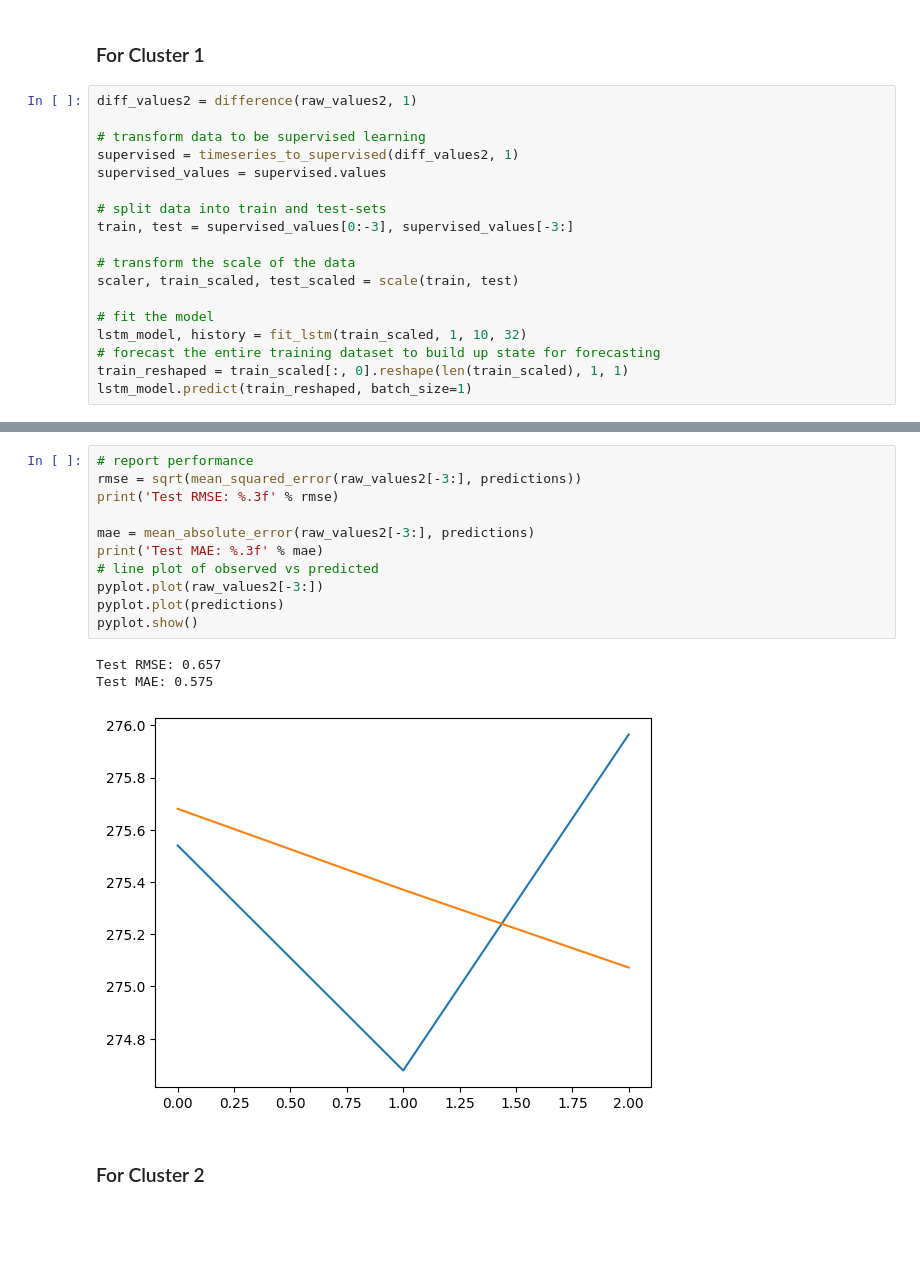
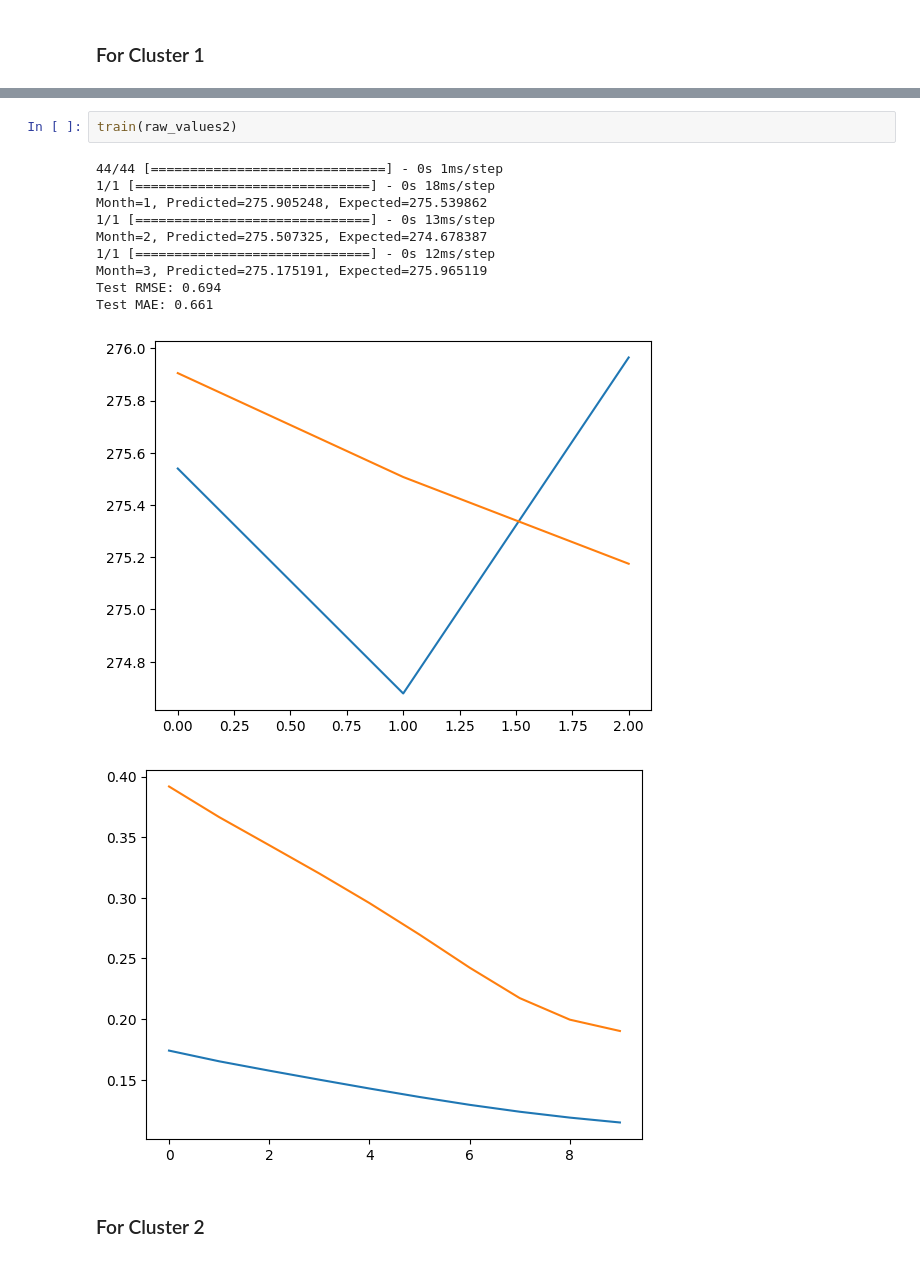
Before and after one commit to sam23121/energy_consumption, a Jupyter notebook: notebooks/final_time_series_with_LSTM2.ipynb, the cells around one changed output, grey strips where cells are left out. Saved outputs shown, nothing was run; the diff lists cells and outputs as text; blank space fills up the shorter version.

```diff
--- a/notebooks/final_time_series_with_LSTM2.ipynb
+++ b/notebooks/final_time_series_with_LSTM2.ipynb
@@ -186,20 +174,2 @@ Test MAE: 4.490
 # %% [markdown]
 ### For Cluster 1
-# %%
-diff_values2 = difference(raw_values2, 1)
-
-# transform data to be supervised learning
-supervised = timeseries_to_supervised(diff_values2, 1)
-supervised_values = supervised.values
-
-# split data into train and test-sets
-train, test = supervised_values[0:-3], supervised_values[-3:]
-
-# transform the scale of the data
-scaler, train_scaled, test_scaled = scale(train, test)
-
-# fit the model
-lstm_model, history = fit_lstm(train_scaled, 1, 10, 32)
-# forecast the entire training dataset to build up state for forecasting
-train_reshaped = train_scaled[:, 0].reshape(len(train_scaled), 1, 1)
-lstm_model.predict(train_reshaped, batch_size=1)
@@ -247,17 +176,16 @@ Month=3, Predicted=275.072615, Expected=275.965119
-# %%
-# report performance
-rmse = sqrt(mean_squared_error(raw_values2[-3:], predictions))
-print('Test RMSE: %.3f' % rmse)
-
-mae = mean_absolute_error(raw_values2[-3:], predictions)
-print('Test MAE: %.3f' % mae)
-# line plot of observed vs predicted
-pyplot.plot(raw_values2[-3:])
-pyplot.plot(predictions)
-pyplot.show()
-# %% [output]
-Test RMSE: 0.657
-Test MAE: 0.575
-[figure, removed]
+# %%
+train(raw_values2)
+# %% [output]
+44/44 [==============================] - 0s 1ms/step
+1/1 [==============================] - 0s 18ms/step
+Month=1, Predicted=275.905248, Expected=275.539862
+1/1 [==============================] - 0s 13ms/step
+Month=2, Predicted=275.507325, Expected=274.678387
+1/1 [==============================] - 0s 12ms/step
+Month=3, Predicted=275.175191, Expected=275.965119
+Test RMSE: 0.694
+Test MAE: 0.661
+[figure, added]
+[figure, added]
 # %% [markdown]
 ### For Cluster 2
```
Also changed, not shown: parts of 16 cells of this notebook, 1 other file.
